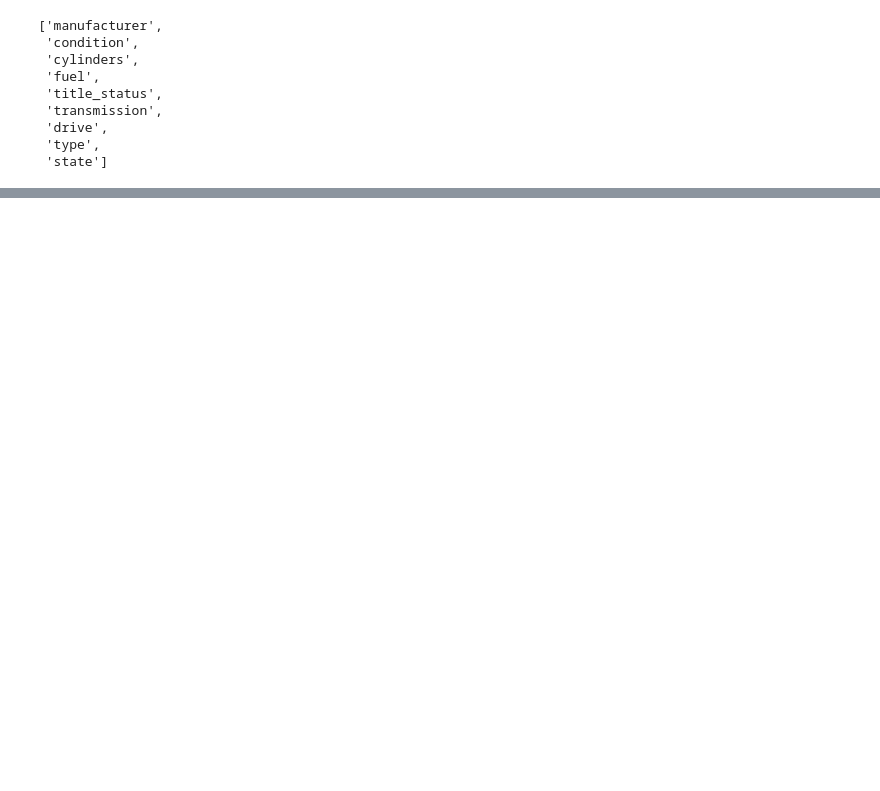
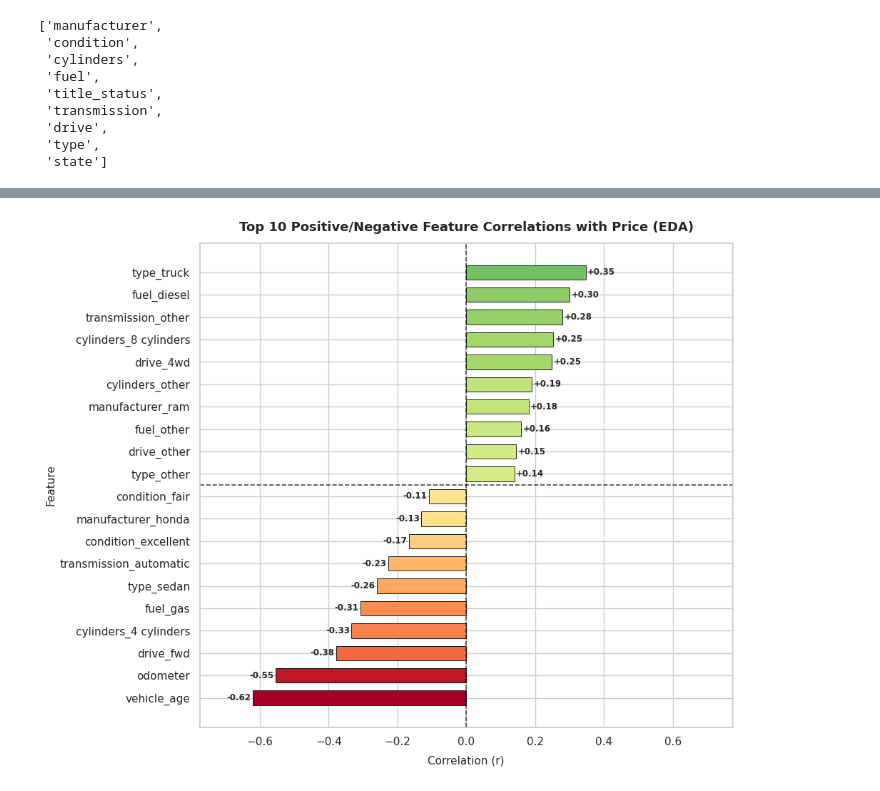
Before and after one commit to 1abhisheknigam/my-ai, a Jupyter notebook: price-of-car/notebooks/price_of_car.ipynb, the cells around one changed output, grey strips where cells are left out. Cells and saved outputs as stored; diff of their text form; code cells hidden in the pictures; blank space fills up the shorter version.

```diff
--- a/price-of-car/notebooks/price_of_car.ipynb
+++ b/price-of-car/notebooks/price_of_car.ipynb
@@ -2416,0 +2531,17 @@ New df_dummies shape: (329752, 128)
+# %%
+# the model going forward is still df = filtered_cat_df
+prefix = 'Previously had'
+if "df_dummies" not in locals() or df is None:
+  if os.path.exists(dummies_parquet_path):
+    df_dummies = pd.read_parquet(dummies_parquet_path)
+    prefix = 'Loaded'
+  else:
+    raise FileNotFoundError(
+        f'Parquet checkpoint not found at: {dummies_parquet_path}'
+      )
+
+# Expected 329,752 but no model
+print(f'{prefix} {len(dummies_parquet_path):,} with dummy records.')
+
+# New df_dummies shape: (329752, 128)
+df_dummies.info()
@@ -2470,3 +2581,71 @@ plt.show()
+# %%
+# rather than a heatmap, a barplot would be a better visual since it would show
+# relative correlation sizes and there's only one correlation - with price
+sns.set_theme(style="whitegrid")
+
+# Prepare and sort correlations descending (excluding self-correlation 'price')
+drivers_clean = top_drivers_series.drop(labels=["price"], errors="ignore")
+plot_data = (
+    drivers_clean.to_frame(name="correlation")
+    .reset_index(names="feature")
+    .sort_values(by="correlation", ascending=True)  # Ascending so highest appears at top
+)
+
+# This code is just for gradient
+max_abs_corr = max(
+    abs(plot_data["correlation"].min()), abs(plot_data["correlation"].max())
+)
+norm = mcolors.Normalize(vmin=-max_abs_corr, vmax=max_abs_corr)
+
+# colomap
+cmap = plt.colormaps["RdYlGn"]
+bar_colors = [cmap(norm(val)) for val in plot_data["correlation"]]
+
+# Render Horizontal Diverging Bar Plot
+plt.figure(figsize=(10, 8))
+
+bars = plt.barh(
+    y=plot_data["feature"],
+    width=plot_data["correlation"],
+    color=bar_colors,
+    edgecolor="black",
+    linewidth=0.6,
+    height=0.65,
+)
+
+# Zero Reference Baselines
+plt.axvline(0, color="black", linestyle="--", linewidth=1.2, alpha=0.7)
+plt.axhline(9.5, color="black", linestyle="--", linewidth=1.2, alpha=0.7)
+
+# Add the correlation value as bar labels
+for bar in bars:
+  width = bar.get_width()
+  ha_align = "left" if width >= 0 else "right"
+  offset = 0.005 if width >= 0 else -0.005
+  plt.text(
+      width + offset,
+      bar.get_y() + bar.get_height() / 2.0,
+      f"{width:+.2f}",
+      va="center",
+      ha=ha_align,
+      fontsize=8.5,
+      fontweight="bold",
+  )
+
+plt.title(
+    "Top 10 Positive/Negative Feature Correlations with Price (EDA)",
+    fontsize=13,
+    pad=12,
+    fontweight="bold"
+)
+plt.xlabel("Correlation (r)", fontsize=11, labelpad=8)
+plt.ylabel("Feature", fontsize=11)
+plt.xlim(-max_abs_corr * 1.25, max_abs_corr * 1.25)
+
+plt.tight_layout()
+plt.show()
+# %% [output]
+[figure, added]
 # %%
 # full print - very long
 # print(correlations_with_price.to_string())
```
Also changed, not shown: parts of 103 cells of this notebook.
